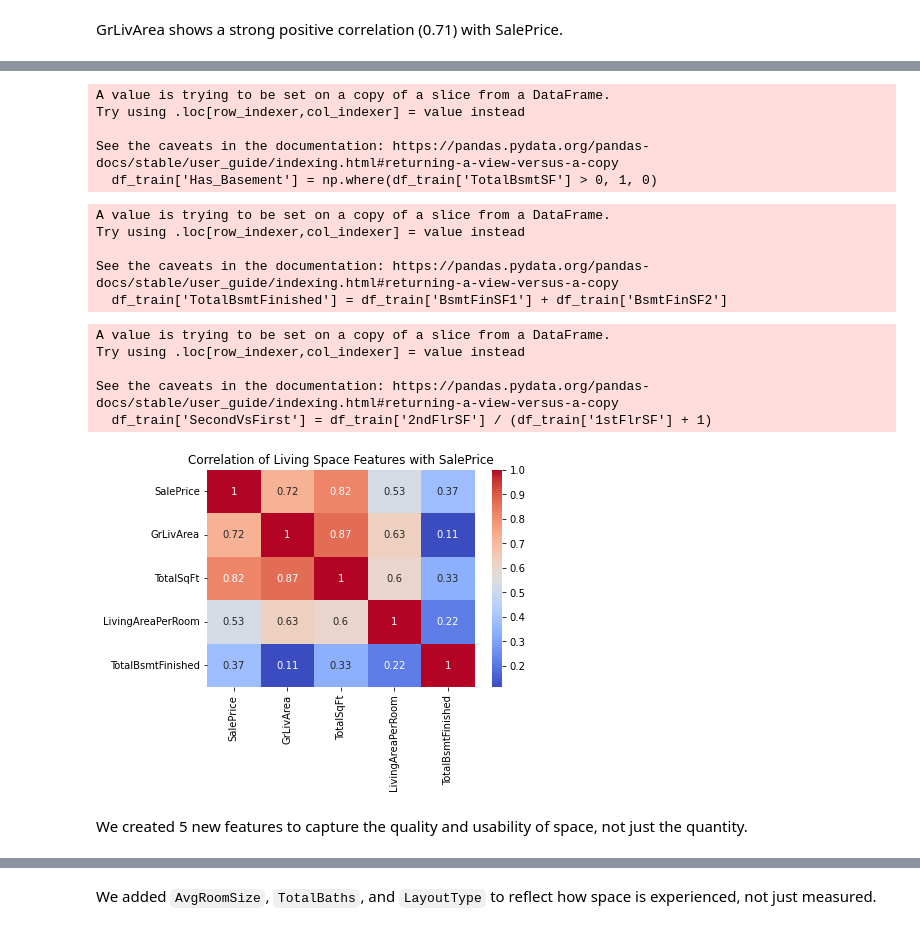
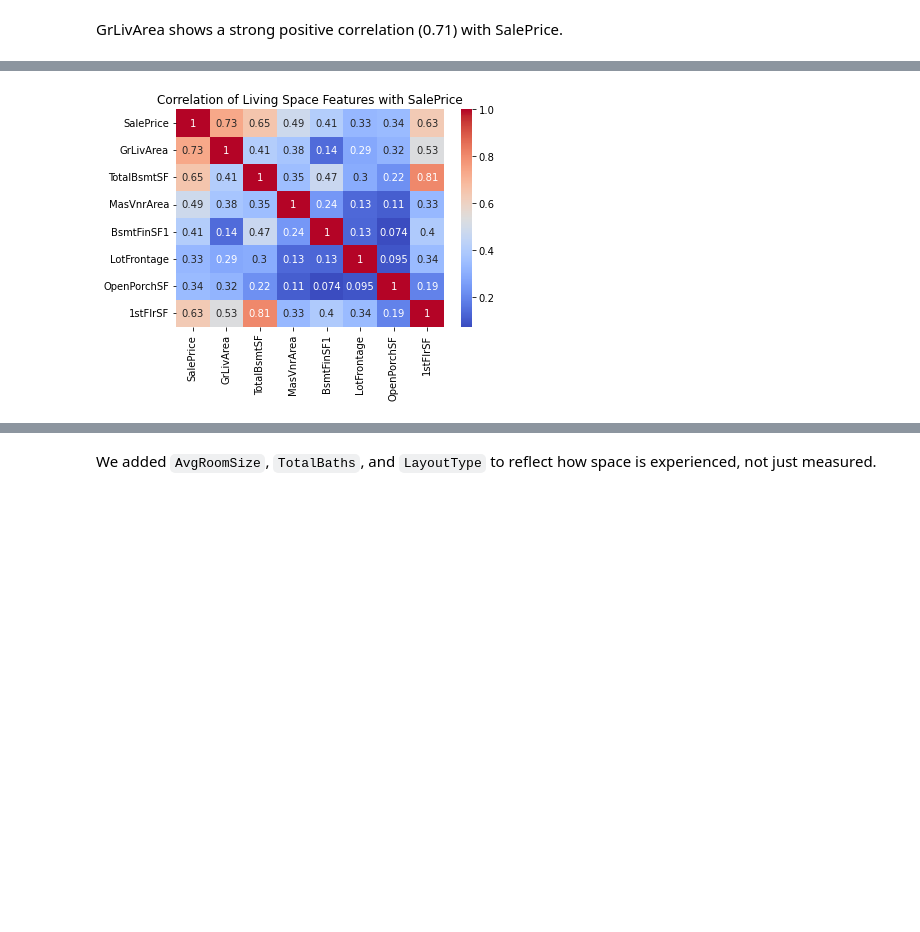
Before and after one commit to RababHanda/HousingPrices, a Jupyter notebook: HousingPrices_FullCode_v1.ipynb, the cells around one changed output, grey strips where cells are left out. Drawn from its saved outputs; the diff is of its cells as text; code cells hidden in the pictures; blank space fills up the shorter version.

```diff
--- a/HousingPrices_FullCode_v1.ipynb
+++ b/HousingPrices_FullCode_v1.ipynb
@@ -1052,2 +714,0 @@ See the caveats in the documentation: https://pandas.pydata.org/pandas-docs/stab
-# %%
-df_train['LivingAreaPerRoom'] = (df_train['GrLivArea'] / df_train['TotRmsAbvGrd']).replace([np.inf, -np.inf], np.nan)
@@ -1060,32 +715,6 @@ See the caveats in the documentation: https://pandas.pydata.org/pandas-docs/stab
-# %%
-df_train['Has_Basement'] = np.where(df_train['TotalBsmtSF'] > 0, 1, 0)
-# %% [output]
-A value is trying to be set on a copy of a slice from a DataFrame.
-Try using .loc[row_indexer,col_indexer] = value instead
-
-See the caveats in the documentation: https://pandas.pydata.org/pandas-docs/stable/user_guide/indexing.html#returning-a-view-versus-a-copy
-  df_train['Has_Basement'] = np.where(df_train['TotalBsmtSF'] > 0, 1, 0)
-# %%
-df_train['TotalBsmtFinished'] = df_train['BsmtFinSF1'] + df_train['BsmtFinSF2']
-# %% [output]
-A value is trying to be set on a copy of a slice from a DataFrame.
-Try using .loc[row_indexer,col_indexer] = value instead
-
-See the caveats in the documentation: https://pandas.pydata.org/pandas-docs/stable/user_guide/indexing.html#returning-a-view-versus-a-copy
-  df_train['TotalBsmtFinished'] = df_train['BsmtFinSF1'] + df_train['BsmtFinSF2']
-# %%
-df_train['SecondVsFirst'] = df_train['2ndFlrSF'] / (df_train['1stFlrSF'] + 1)
-# %% [output]
-A value is trying to be set on a copy of a slice from a DataFrame.
-Try using .loc[row_indexer,col_indexer] = value instead
-
-See the caveats in the documentation: https://pandas.pydata.org/pandas-docs/stable/user_guide/indexing.html#returning-a-view-versus-a-copy
-  df_train['SecondVsFirst'] = df_train['2ndFlrSF'] / (df_train['1stFlrSF'] + 1)
 # %%
-sns.heatmap(df_train[['SalePrice', 'GrLivArea', 'TotalSqFt', 'LivingAreaPerRoom', 'TotalBsmtFinished']].corr(), annot=True, cmap='coolwarm')
+sns.heatmap(df_train[['SalePrice', 'GrLivArea', 'TotalBsmtSF', 'MasVnrArea','BsmtFinSF1','LotFrontage', 'OpenPorchSF','1stFlrSF' ]].corr(), annot=True, cmap='coolwarm')
 plt.title("Correlation of Living Space Features with SalePrice")
 plt.show()
 # %% [output]
-[figure, old version]
+[figure, new version]
-# %% [markdown]
-We created 5 new features to capture the quality and usability of space, not just the quantity.
```
Also changed, not shown: parts of 53 cells of this notebook, 1 other file.
